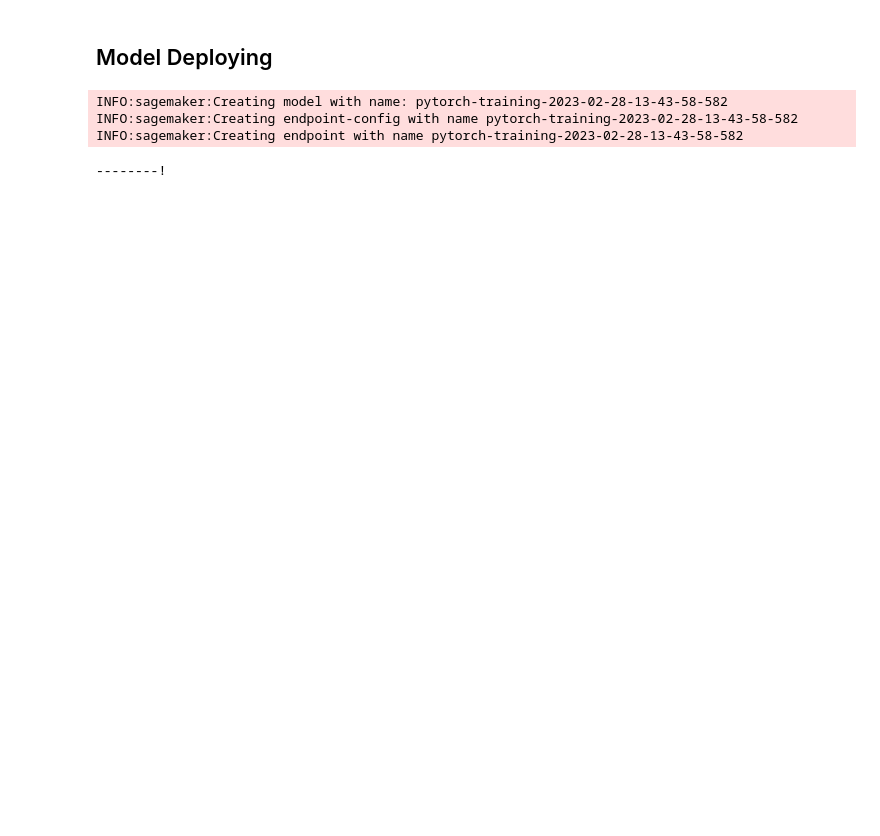
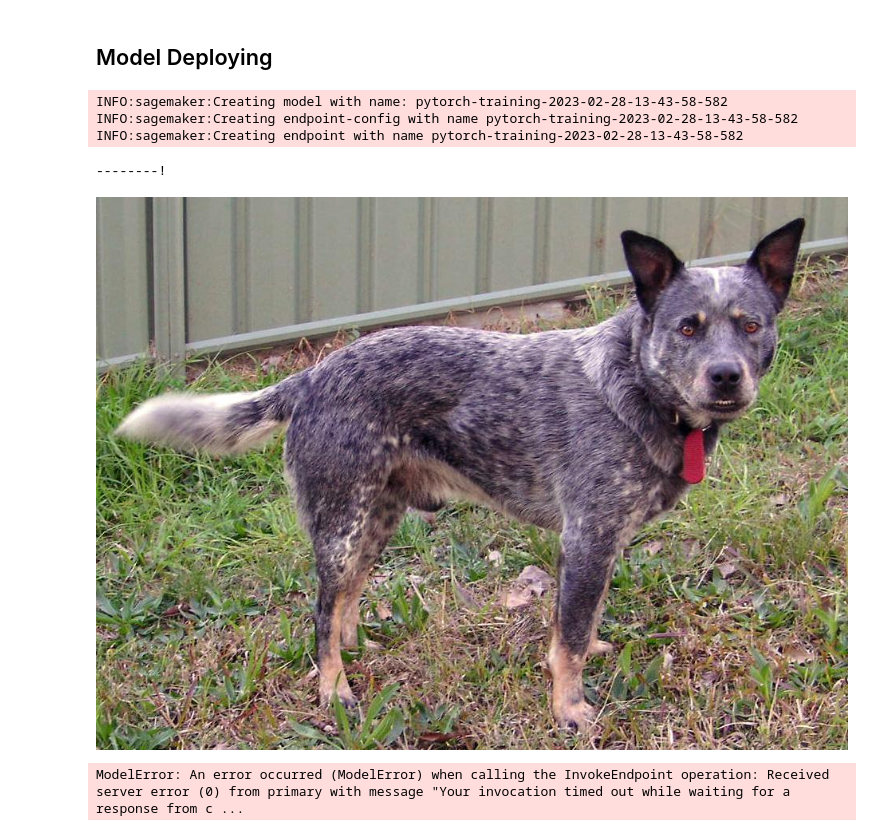
Before and after one commit to edidiongaligbe/Dog-Breed-Classification-with-Pytorch-and-AWS-SageMaker, a Jupyter notebook: train_and_deploy.ipynb, the cells around one changed output. Drawn from its saved outputs; the diff is of its cells as text; code cells hidden in the pictures; blank space fills up the shorter version.

Commit message:
Error Inferencing

```diff
--- a/train_and_deploy.ipynb
+++ b/train_and_deploy.ipynb
@@ -410,3 +405,27 @@ response = predictor.predict(image)
+# %%
+s3_client = boto3.client("s3")
+filename="test_dog.jpg"
+s3_client.download_file(
+    bucket,
+    "data/test/011.Australian_cattle_dog/Australian_cattle_dog_00734.jpg",
+    filename,
+)
+# %%
+from IPython.display import Image
+Image(filename)
+# %% [output]
+[figure, added]
+# %%
+
+import numpy as np
+import PIL.Image
+
+test_image = PIL.Image.open(filename)
+payload = np.asarray(test_image.resize((224, 224)))
+
+response = predictor.predict(test_image, initial_args={"ContentType": "image/jpeg"})
+# %% [output]
+ModelError: An error occurred (ModelError) when calling the InvokeEndpoint operation: Received server error (0) from primary with message "Your invocation timed out while waiting for a response from c ...
 # %%
 # TODO: Remember to shutdown/delete your endpoint once your work is done
 predictor.delete_endpoint()
```
Also changed, not shown: parts of 1 cell of this notebook.
